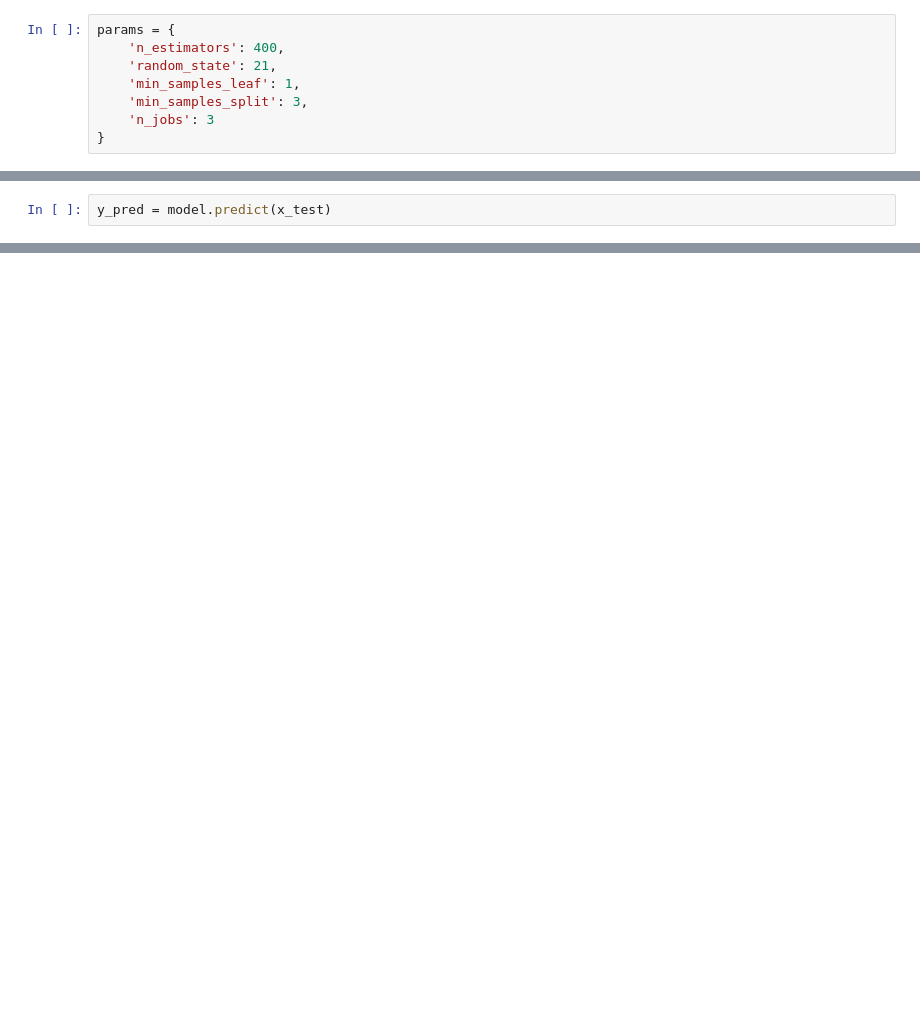
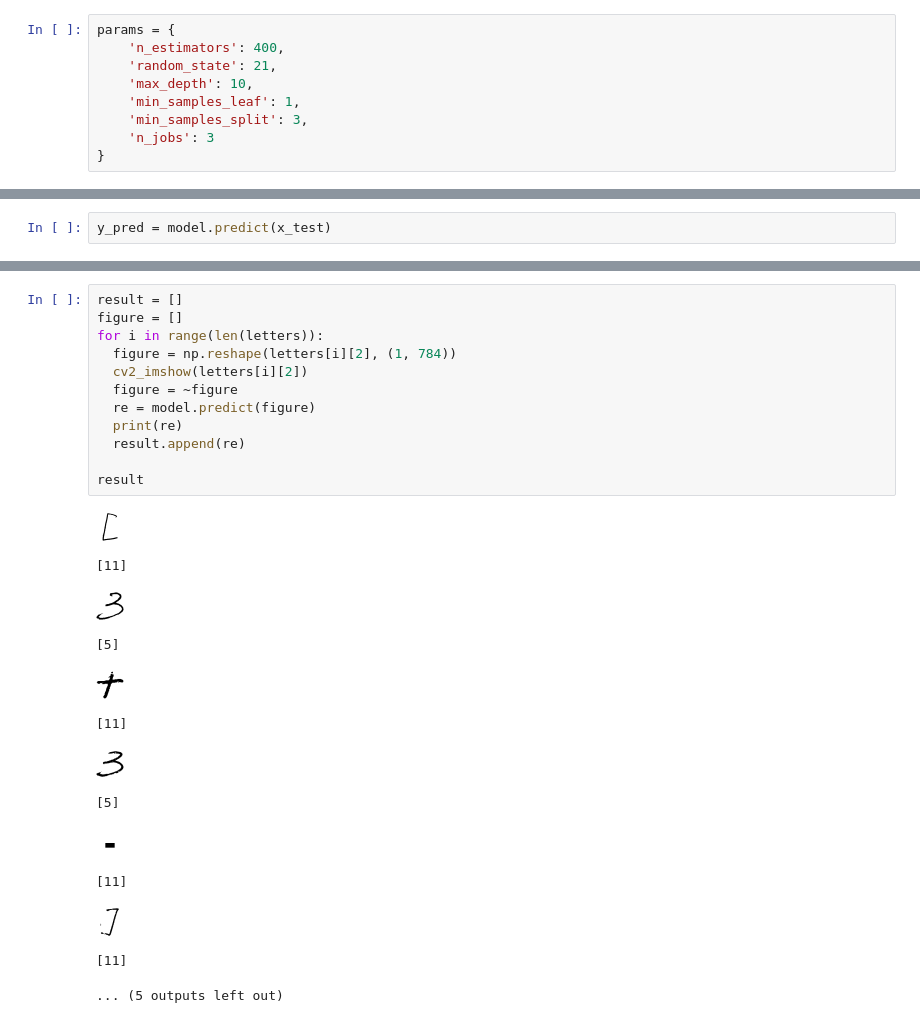
Before and after one commit to mogilyoy/telegram_calculator, a Jupyter notebook: model_prep/model_selection.ipynb, the cells around one changed output, grey strips where cells are left out. Drawn from its saved outputs; the diff is of its cells as text; blank space fills up the shorter version.

```diff
--- a/model_prep/model_selection.ipynb
+++ b/model_prep/model_selection.ipynb
@@ -76,6 +79,7 @@ x_train, x_test, y_train, y_test = train_test_split(x, y, test_size=0.2, random_
 params = {
     'n_estimators': 400,
     'random_state': 21,
+    'max_depth': 10,
     'min_samples_leaf': 1,
     'min_samples_split': 3,
     'n_jobs': 3
@@ -120,0 +181,26 @@ joblib.dump(model, './random_forest.pkl')
+# %%
+result = []
+figure = []
+for i in range(len(letters)):
+  figure = np.reshape(letters[i][2], (1, 784))
+  cv2_imshow(letters[i][2])
+  figure = ~figure
+  re = model.predict(figure)
+  print(re)
+  result.append(re)
+
+result
+# %% [output]
+[figure, added]
+[11]
+[figure, added]
+[5]
+[figure, added]
+[11]
+[figure, added]
+[5]
+[figure, added]
+[11]
+[figure, added]
+[11]
+... (5 outputs left out)
```
Also changed, not shown: parts of 17 cells of this notebook, 2 other files.
